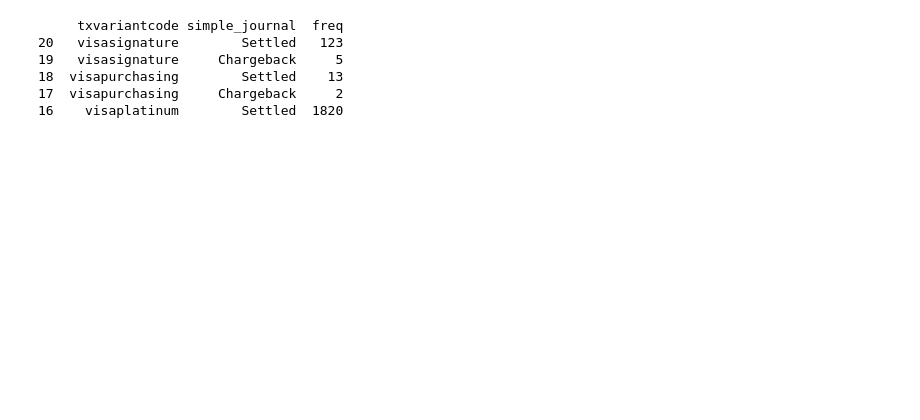
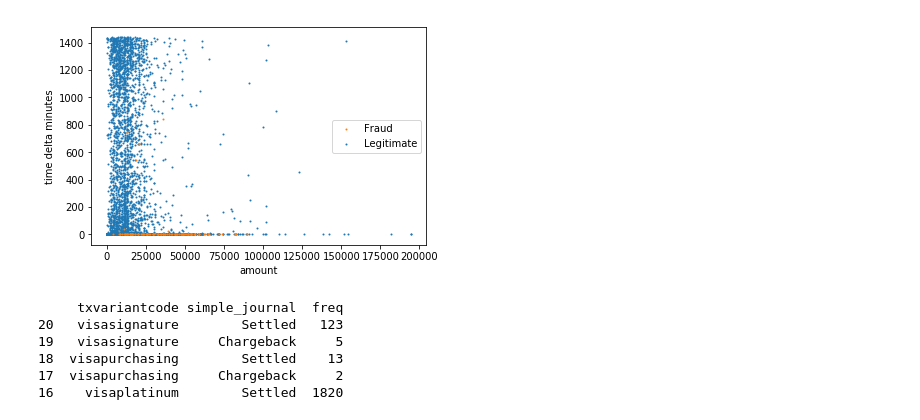
Before and after one commit to marius-pop0/CybeDataAnlaytics, a Jupyter notebook: main.ipynb, the cells around one changed output. Drawn from its saved outputs; the diff is of its cells as text; code cells hidden in the pictures; blank space fills up the shorter version.

Commit message:
plots time difference between transactions

```diff
--- a/main.ipynb
+++ b/main.ipynb
@@ -12,0 +35,3 @@ df = df[df['simple_journal'] != 'Refused']
+# %%
+df['date'] = pd.to_datetime(df['creationdate'])
+df.head()
@@ -12,0 +46,3 @@ df = df[df['simple_journal'] != 'Refused']
+# %%
+df['diff_time'] = df.sort_values(['card_id','creationdate']).groupby(['card_id'])['date'].diff()
+df.head(20)
@@ -12,0 +68,5 @@ df = df[df['simple_journal'] != 'Refused']
+# %%
+time = pd.DatetimeIndex(df['diff_time'])
+df['diff_time_min'] = time.hour * 60 + time.minute + 1#df['diff_time'].str.split(':').apply(lambda x: int(x[0]) * 60 + int(x[1]))
+df['diff_time_min'] = df['diff_time_min'].fillna(0)
+df.sort_values(['card_id', 'date']).head(20)
@@ -12,0 +92,4 @@ df = df[df['simple_journal'] != 'Refused']
+# %%
+df['day'] = pd.to_datetime(df['creationdate']).dt.date
+df.sort_values(['card_id','creationdate']).groupby(['card_id', 'day'])['day'].count()
+# df.sort_values(['card_id', 'date']).head(40)
@@ -12,0 +114,13 @@ df = df[df['simple_journal'] != 'Refused']
+# %%
+df1 = df[(df['shoppercountrycode'] == 'AU') & (df['currencycode'] == 'AUD')]
+print(df1.head(10))
+df2 = df1[df1['simple_journal'] == 'Chargeback']
+df3 = df1[df1['simple_journal'] == 'Settled']
+s = plt.scatter(df3['amount'], df3['diff_time_min'], s=1)
+f = plt.scatter(df2['amount'], df2['diff_time_min'], s=1)
+plt.legend((f,s),('Fraud','Legitimate'))
+plt.xlabel('amount')
+plt.ylabel('time delta minutes')
+
+plt.show()
+# %% [output]
@@ -13,3 +144,4 @@ df = df[df['simple_journal'] != 'Refused']
+[figure, added]
 # %%
 df1 = df.groupby(['shoppercountrycode', 'currencycode']).size().reset_index(name='freq').sort_values(by=['freq'], ascending=False).head()
 df2 = df[(df['shoppercountrycode'] == 'AU') & (df['currencycode'] == 'AUD')].groupby(['txvariantcode', 'simple_journal']).size().reset_index(name='freq').sort_values(by=['txvariantcode', 'simple_journal', 'freq'], ascending=False)
```
Also changed, not shown: parts of 8 cells of this notebook, 3 other files.
